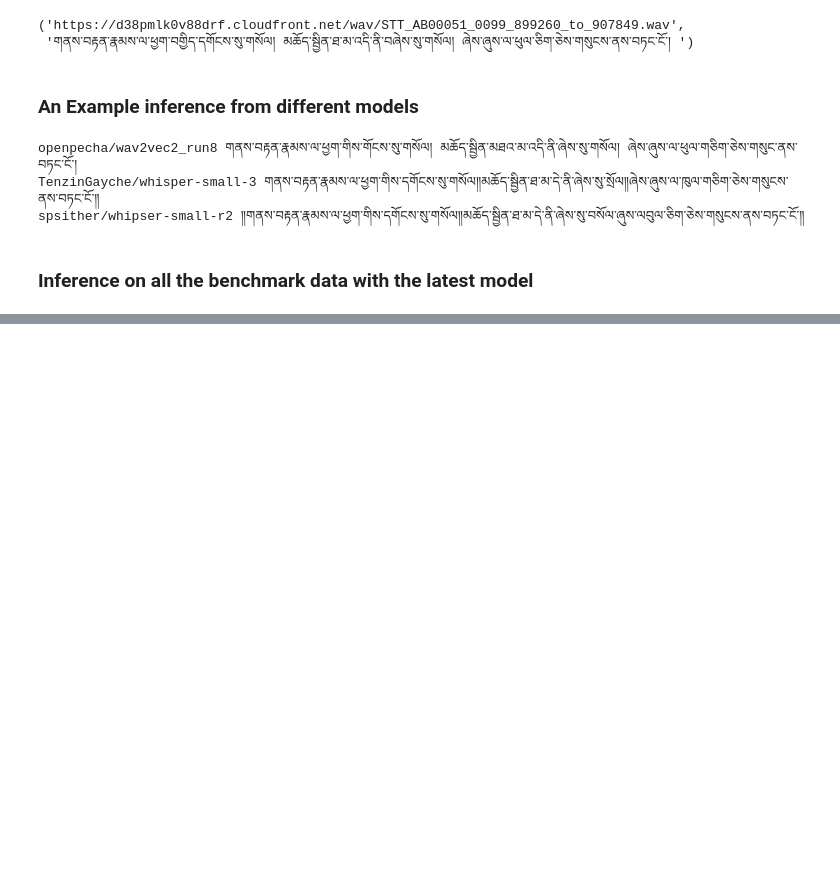
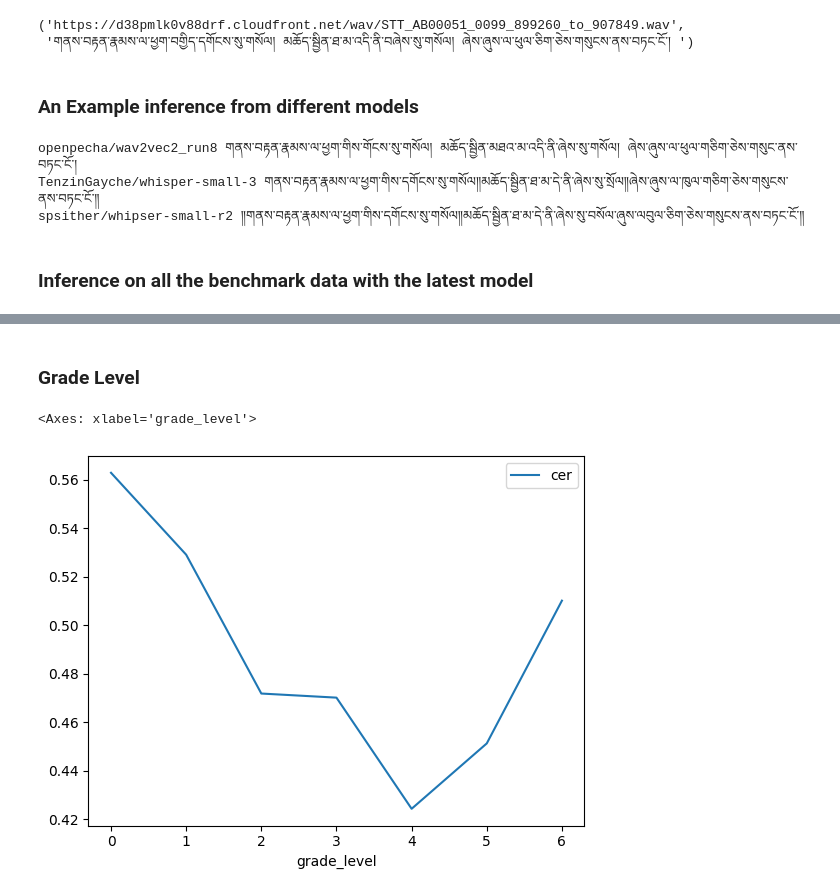
Before and after one commit to OpenPecha/stt-whisper, a Jupyter notebook: evaluate.ipynb, the cells around one changed output, grey strips where cells are left out. Saved outputs shown, nothing was run; the diff lists cells and outputs as text; code cells hidden in the pictures; blank space fills up the shorter version.

```diff
--- a/evaluate.ipynb
+++ b/evaluate.ipynb
@@ -135,0 +248,7 @@ df_out.to_csv('tibetan-voice-benchmark-with-inf-cer.tsv', sep='\t', index=False)
+# %% [markdown]
+### Grade Level
+# %%
+df[['grade_level', 'cer']].groupby('grade_level').mean('cer').plot()
+# %% [output]
+<Axes: xlabel='grade_level'>
+[figure, added]
```
Also changed, not shown: parts of 35 cells of this notebook.
